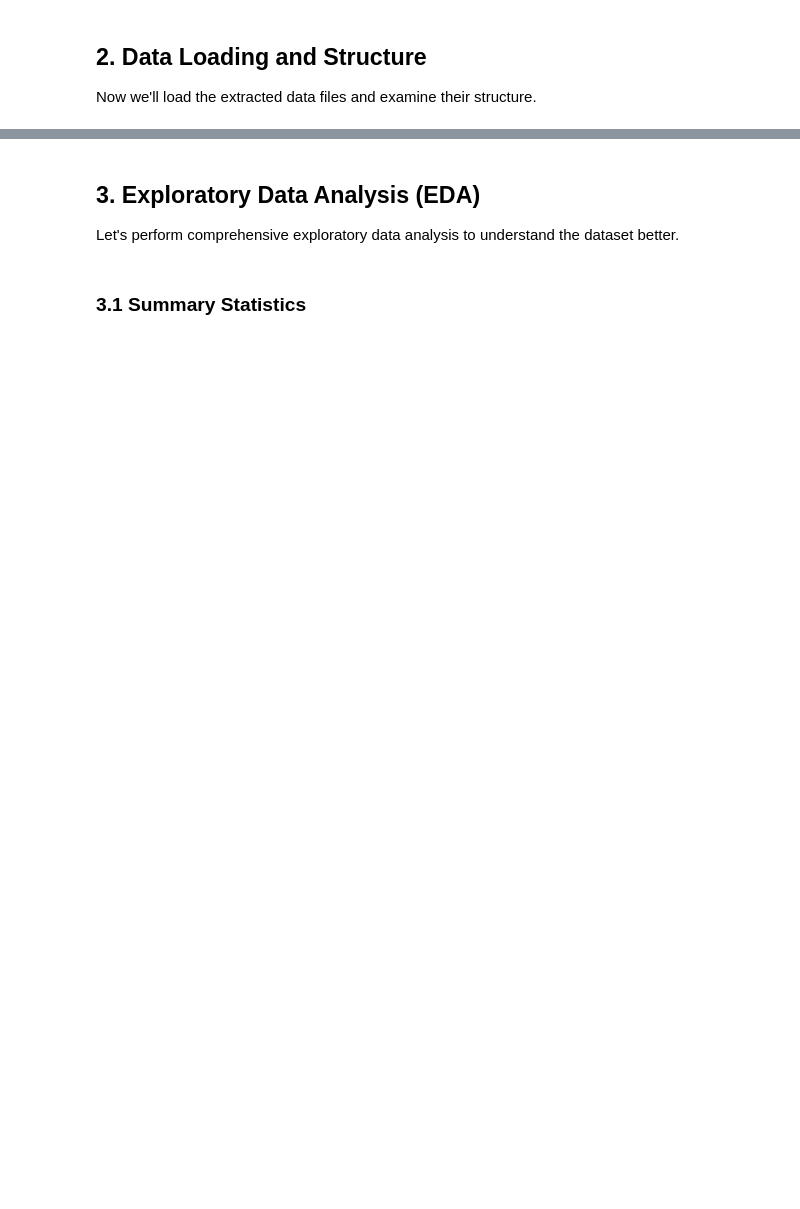
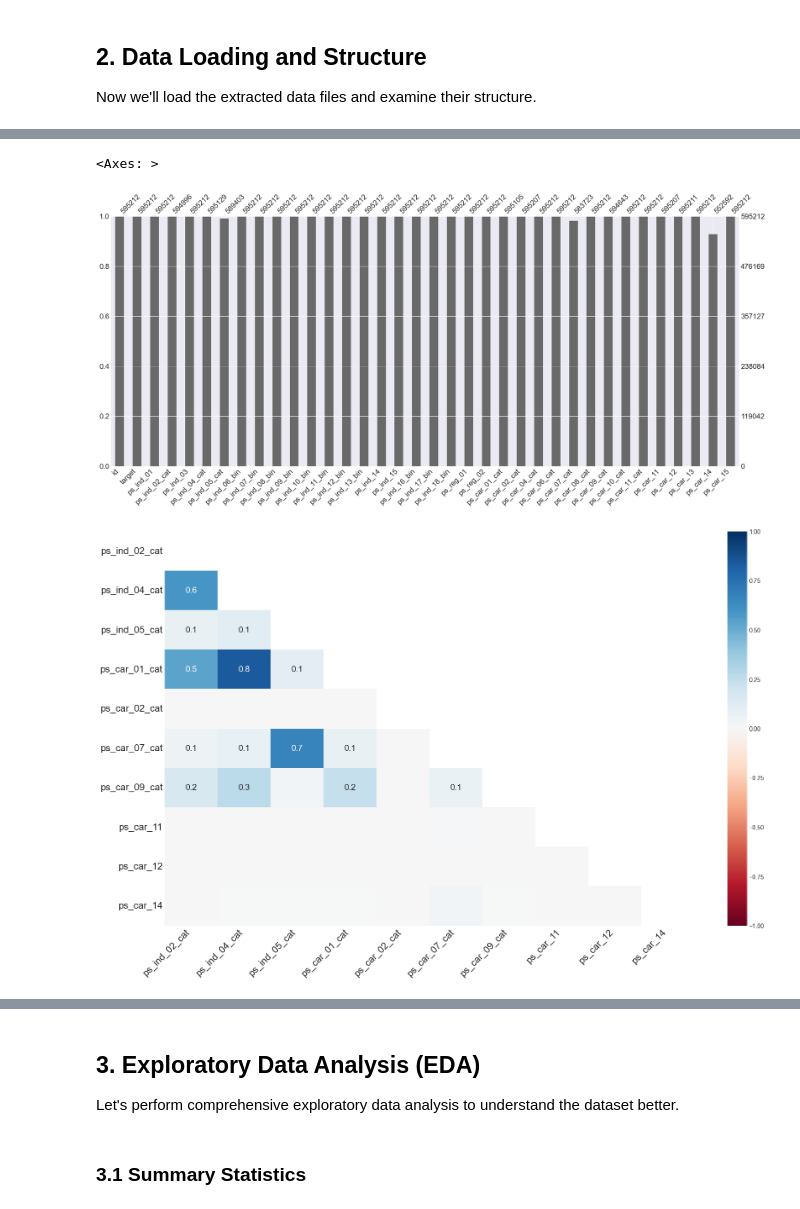
Before and after one commit to oegevonlysim/porto_seguros_safe_driver-main, a Jupyter notebook: data_processing_and_eda.ipynb, the cells around one changed output, grey strips where cells are left out. Saved outputs shown, nothing was run; the diff lists cells and outputs as text; code cells hidden in the pictures; blank space fills up the shorter version.

```diff
--- a/data_processing_and_eda.ipynb
+++ b/data_processing_and_eda.ipynb
@@ -60,9 +36,7 @@ print(f"\nExtracted CSV files: {extracted_files}")
 
 Now we'll load the extracted data files and examine their structure.
 # %%
-# Load the training dataset
-print("Loading training data...")
-train_df = pd.read_csv(os.path.join(extraction_path, 'train.csv'))
+train_df= pd.read_csv('data/porto-seguro-safe-driver-prediction/train.csv')
 print(f"Training data loaded successfully!")
 print(f"Shape: {train_df.shape}")
 print(f"Rows: {train_df.shape[0]:,}, Columns: {train_df.shape[1]}")
@@ -72,0 +79,7 @@ train_df.head()
+# %%
+#drop all columns with calc_
+train_df = train_df.drop(columns=[col for col in train_df.columns if 'calc_' in col])
+#convert all -1 to NaN
+train_df = train_df.replace(-1, np.nan)
+#display the first 5 rows
+train_df.head()
@@ -72,0 +118,5 @@ train_df.head()
+# %%
+#drop columns with more than 10% NaN
+train_df = train_df.dropna(axis=1, thresh=len(train_df) * 0.9)
+#display the first 5 rows
+train_df.head()
@@ -72,0 +165,11 @@ train_df.head()
+# %%
+#install missingno if not already installed
+%pip install missingno
+
+#use missingno to visualize the missing values
+import missingno as msno
+msno.bar(train_df)
+
+#display the missing values as a heatmap
+msno.heatmap(train_df)
+# %% [output]
@@ -73,3 +193,6 @@ train_df.head()
+<Axes: >
+[figure, added]
+[figure, added]
 # %%
 # Display column information
 print("Dataset Information:\n")
```
Also changed, not shown: parts of 21 cells of this notebook, 2 other files.
